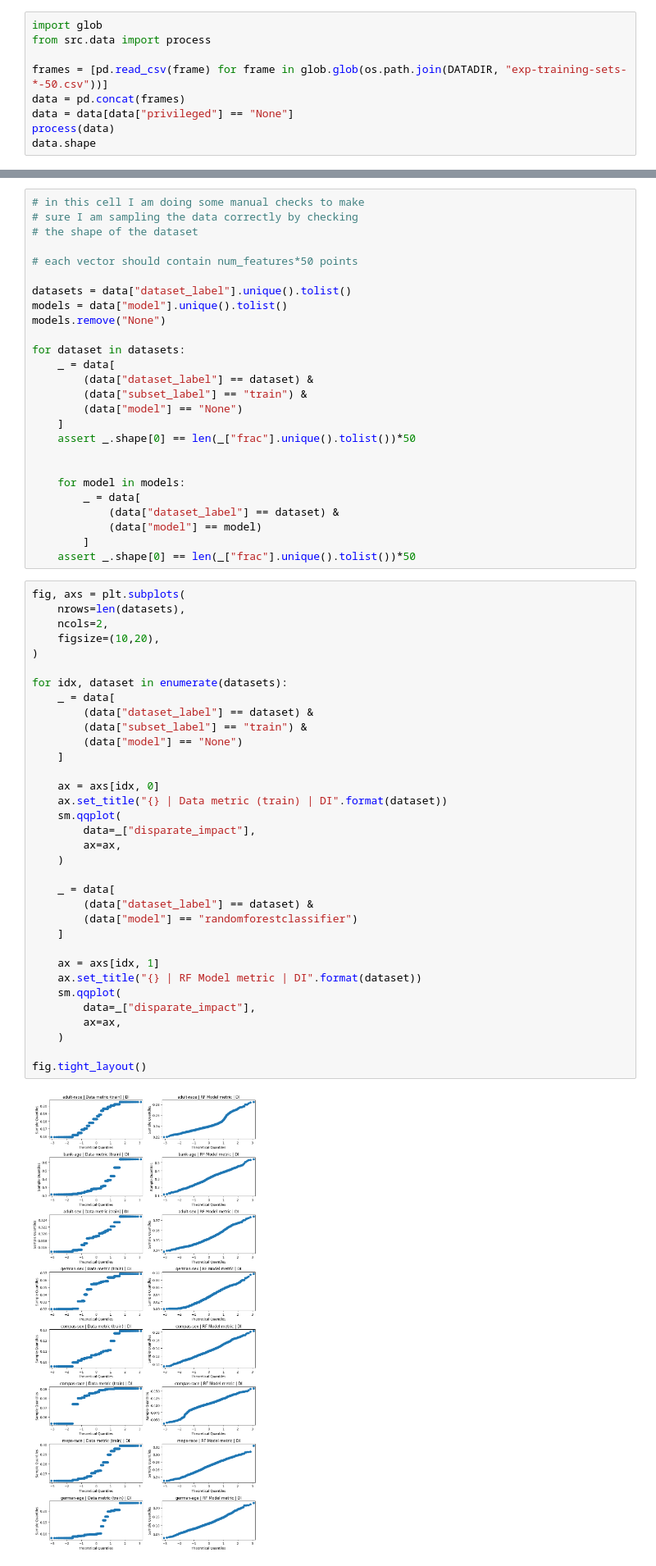
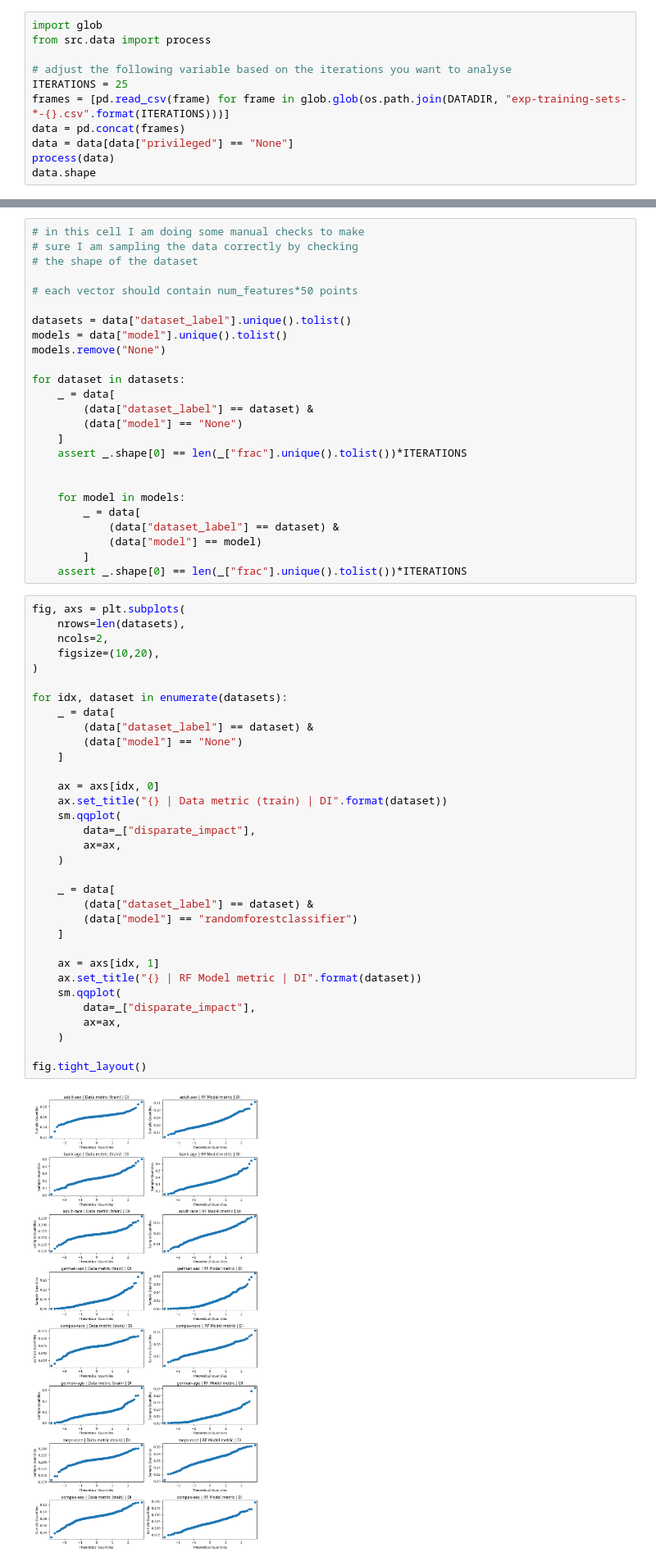
Before and after one commit to arumoy-shome/shome2022qualitative, a Jupyter notebook: docs/exp-training-sets.ipynb, the cells around one changed output, grey strips where cells are left out. Shown at 82% size. Cells and saved outputs as stored; diff of their text form.

```diff
--- a/docs/exp-training-sets.ipynb
+++ b/docs/exp-training-sets.ipynb
@@ -39,7 +39,9 @@ sys.path.insert(0, ROOTDIR)
 import glob
 from src.data import process
 
-frames = [pd.read_csv(frame) for frame in glob.glob(os.path.join(DATADIR, "exp-training-sets-*-50.csv"))]
+# adjust the following variable based on the iterations you want to analyse
+ITERATIONS = 25
+frames = [pd.read_csv(frame) for frame in glob.glob(os.path.join(DATADIR, "exp-training-sets-*-{}.csv".format(ITERATIONS)))]
 data = pd.concat(frames)
 data = data[data["privileged"] == "None"]
 process(data)
@@ -93,10 +95,9 @@ models.remove("None")
 for dataset in datasets:
     _ = data[
         (data["dataset_label"] == dataset) &
-        (data["subset_label"] == "train") &
         (data["model"] == "None")
     ]
-    assert _.shape[0] == len(_["frac"].unique().tolist())*50
+    assert _.shape[0] == len(_["frac"].unique().tolist())*ITERATIONS
 
 
     for model in models:
@@ -104,7 +105,7 @@ for dataset in datasets:
             (data["dataset_label"] == dataset) &
             (data["model"] == model)
         ]
-    assert _.shape[0] == len(_["frac"].unique().tolist())*50
+    assert _.shape[0] == len(_["frac"].unique().tolist())*ITERATIONS
 # %%
 fig, axs = plt.subplots(
     nrows=len(datasets),
@@ -112,35 +113,34 @@ fig, axs = plt.subplots(
     figsize=(10,20),
 )
 
 for idx, dataset in enumerate(datasets):
     _ = data[
         (data["dataset_label"] == dataset) &
-        (data["subset_label"] == "train") &
         (data["model"] == "None")
     ]
 
     ax = axs[idx, 0]
     ax.set_title("{} | Data metric (train) | DI".format(dataset))
     sm.qqplot(
         data=_["disparate_impact"],
         ax=ax,
     )
 
     _ = data[
         (data["dataset_label"] == dataset) &
         (data["model"] == "randomforestclassifier")
     ]
 
     ax = axs[idx, 1]
     ax.set_title("{} | RF Model metric | DI".format(dataset))
     sm.qqplot(
         data=_["disparate_impact"],
         ax=ax,
     )
 
 fig.tight_layout()
 # %% [output]
-[figure, old version]
+[figure, new version]
 # %% [markdown]
 ### [Shapiro-wilk test](#sec-shapiro)
 In this section we employ the Shapiro-Wilk test for normality. The test is as follows:
```
Also changed, not shown: parts of 11 cells of this notebook, 1 other file.
